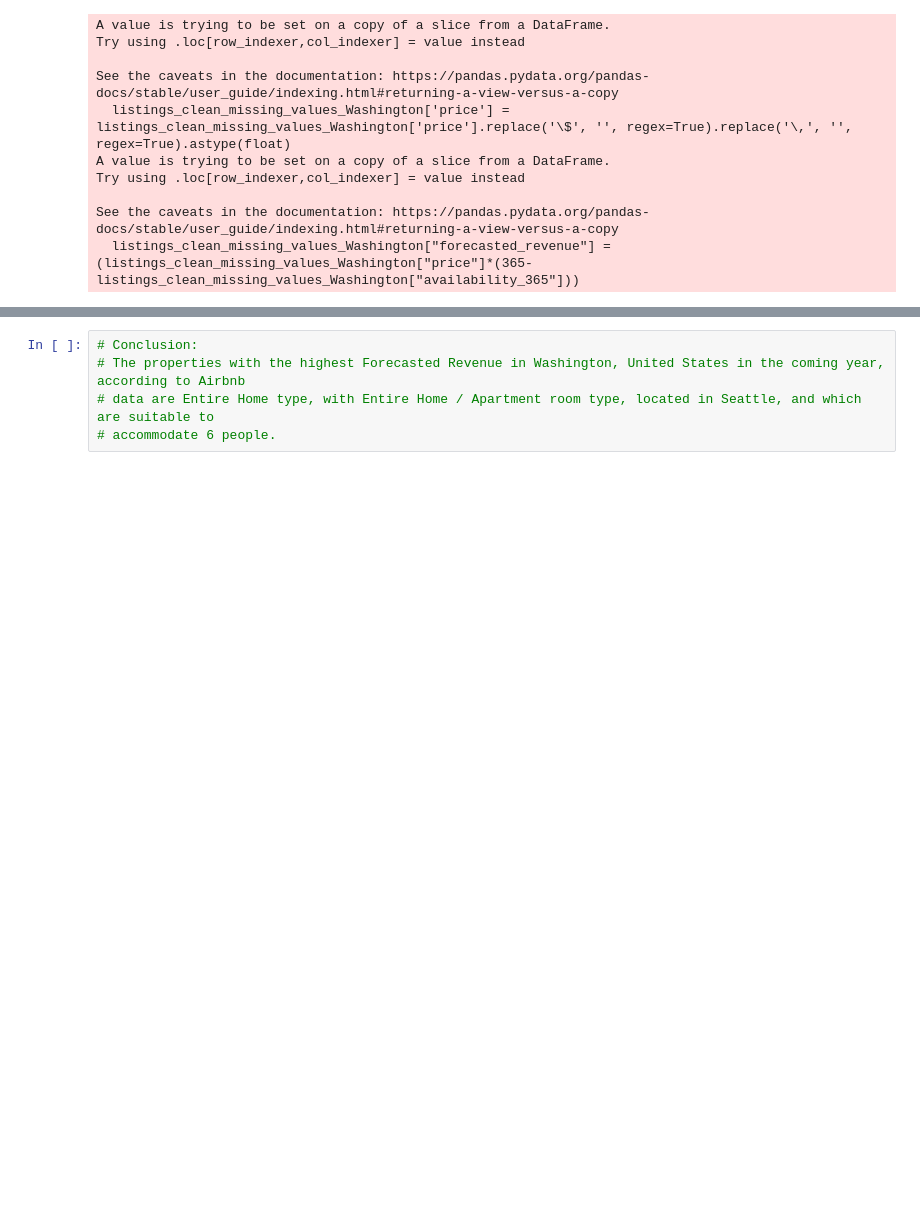
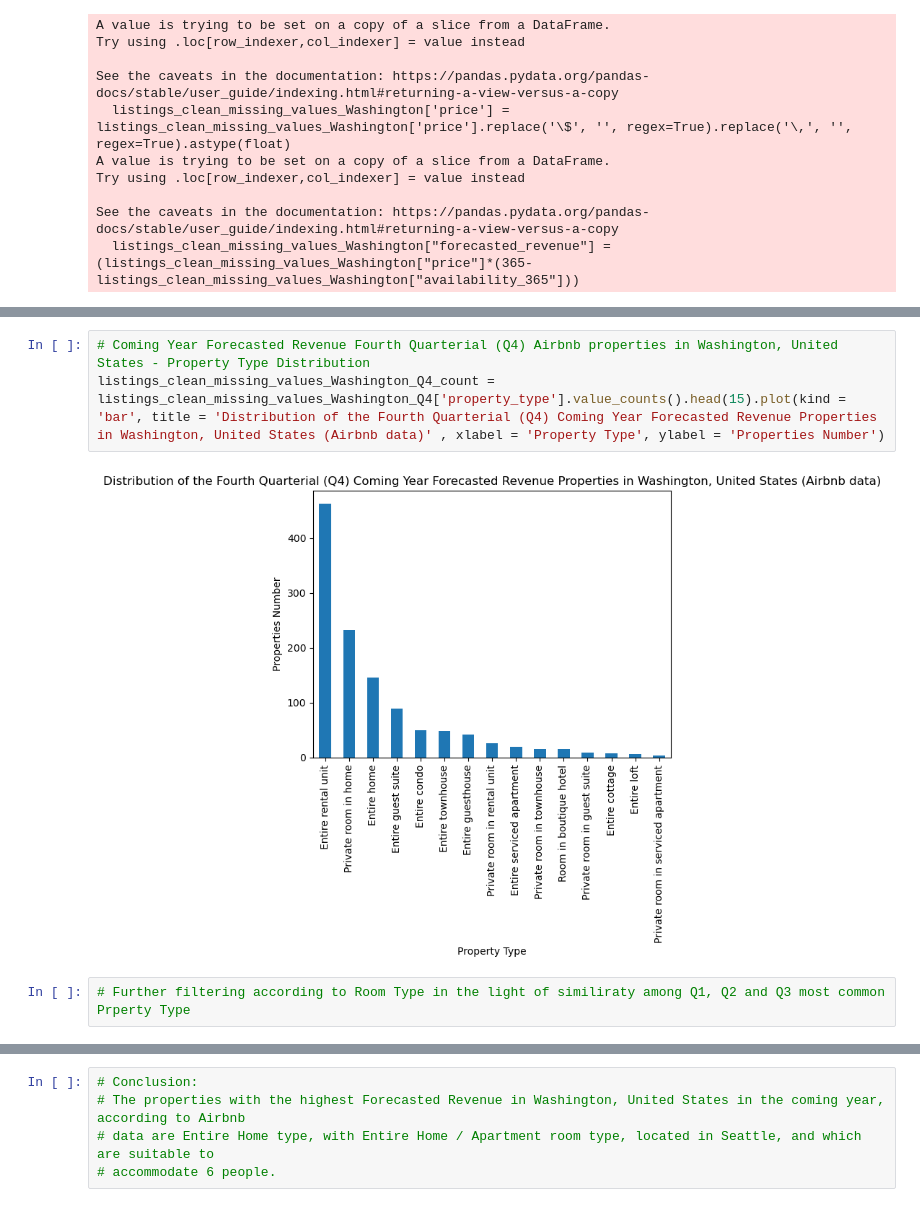
Before and after one commit to EyalVultz/Fianl-Project-Data-Analyst-Program-Hebrew-University-of-Jerusalem-Class-4-Group-2, a Jupyter notebook: Eyal Vultz - Final Project Data Analyst Program The Hebrew University of Jerusalem Class 4 Group 2.ipynb, the cells around one changed output, grey strips where cells are left out. Drawn from its saved outputs; the diff is of its cells as text; blank space fills up the shorter version.

```diff
--- a/Eyal Vultz - Final Project Data Analyst Program The Hebrew University of Jerusalem Class 4 Group 2.ipynb
+++ b/Eyal Vultz - Final Project Data Analyst Program The Hebrew University of Jerusalem Class 4 Group 2.ipynb
@@ -97,0 +128,7 @@ listings_clean_missing_values_Washington_Q1_Entire_home.count = listings_clean_m
+# %%
+# Coming Year Forecasted Revenue Fourth Quarterial (Q4) Airbnb properties in Washington, United States - Property Type Distribution
+listings_clean_missing_values_Washington_Q4_count = listings_clean_missing_values_Washington_Q4['property_type'].value_counts().head(15).plot(kind = 'bar', title = 'Distribution of the Fourth Quarterial (Q4) Coming Year Forecasted Revenue Properties in Washington, United States (Airbnb data)' , xlabel = 'Property Type', ylabel = 'Properties Number')
+# %% [output]
+[figure, added]
+# %%
+# Further filtering according to Room Type in the light of similiraty among Q1, Q2 and Q3 most common Prperty Type
```
Also changed, not shown: parts of 23 cells of this notebook.
